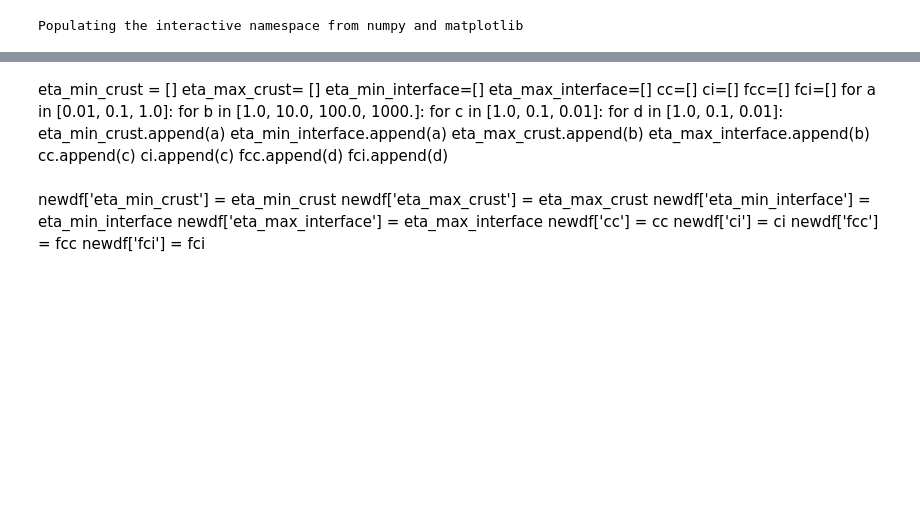
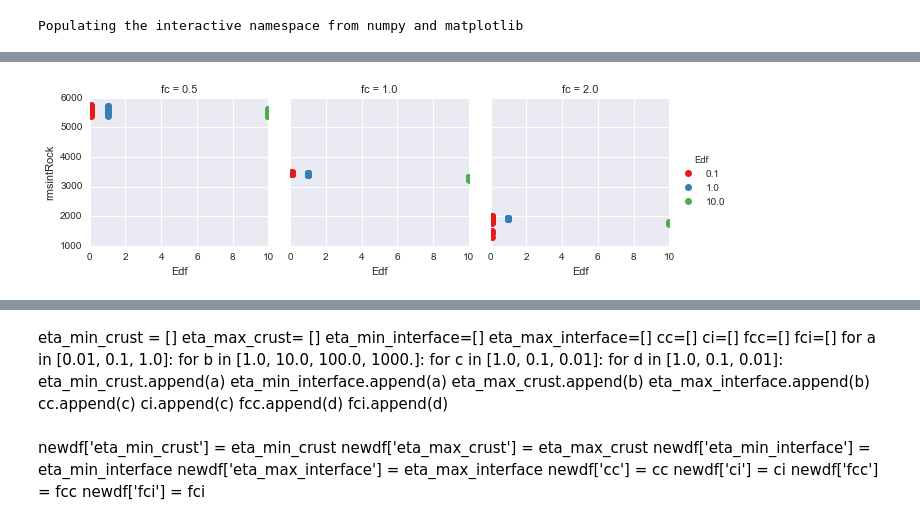
Before and after one commit to dansand/2dthermalslabs, a Jupyter notebook: kaplan/Analysis/pandas_analysis.ipynb, the cells around one changed output, grey strips where cells are left out. Cells and saved outputs as stored; diff of their text form; code cells hidden in the pictures; blank space fills up the shorter version.

```diff
--- a/kaplan/Analysis/pandas_analysis.ipynb
+++ b/kaplan/Analysis/pandas_analysis.ipynb
@@ -14,0 +92,16 @@ Populating the interactive namespace from numpy and matplotlib
+# %%
+yaxis = 'rmsintRock' #'rmsSurf'#, 'nuTop' #
+
+
+kws = dict(marker="o", linestyle="")
+
+
+g = sns.FacetGrid(newdf, col="fc", hue="Edf", palette="Set1")
+g = g.map(plt.plot, 'Edf', yaxis,  **kws).add_legend()
+#.set(ylim=(0, 30000))
+
+
+#g.fig.get_axes()[0].set_xscale('log')
+plt.show()
+# %% [output]
+[figure, added]
```
Also changed, not shown: parts of 19 cells of this notebook, 4 other files.
